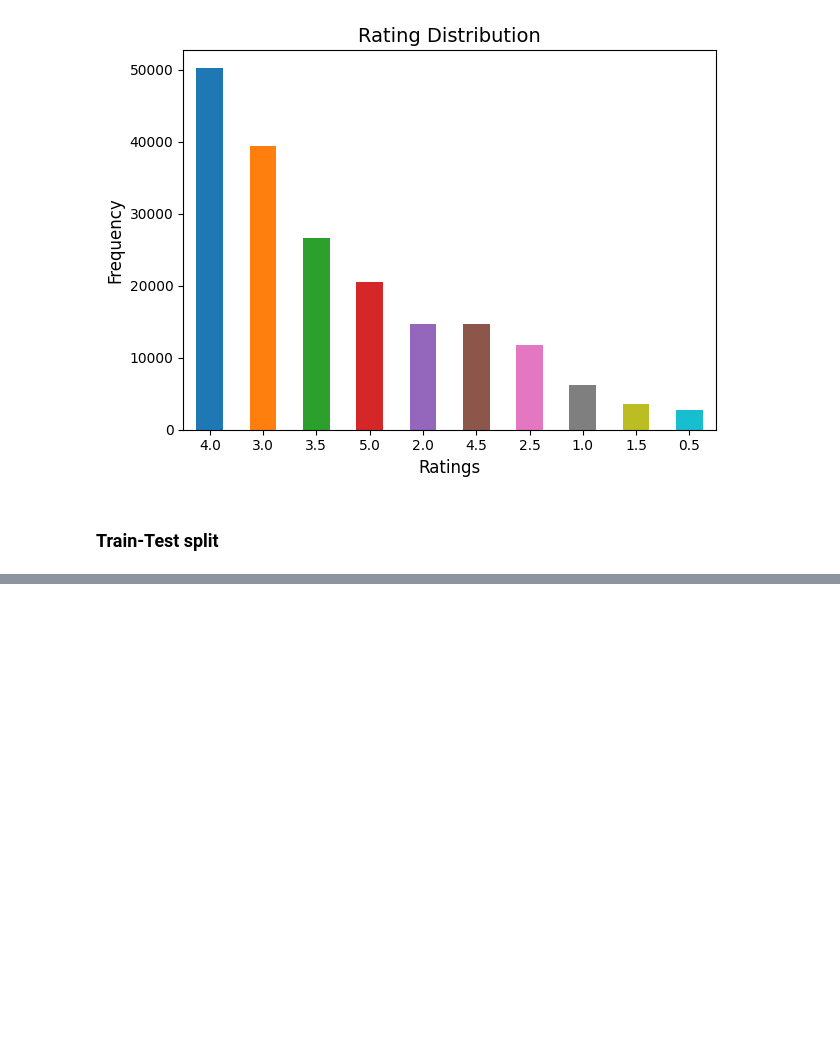
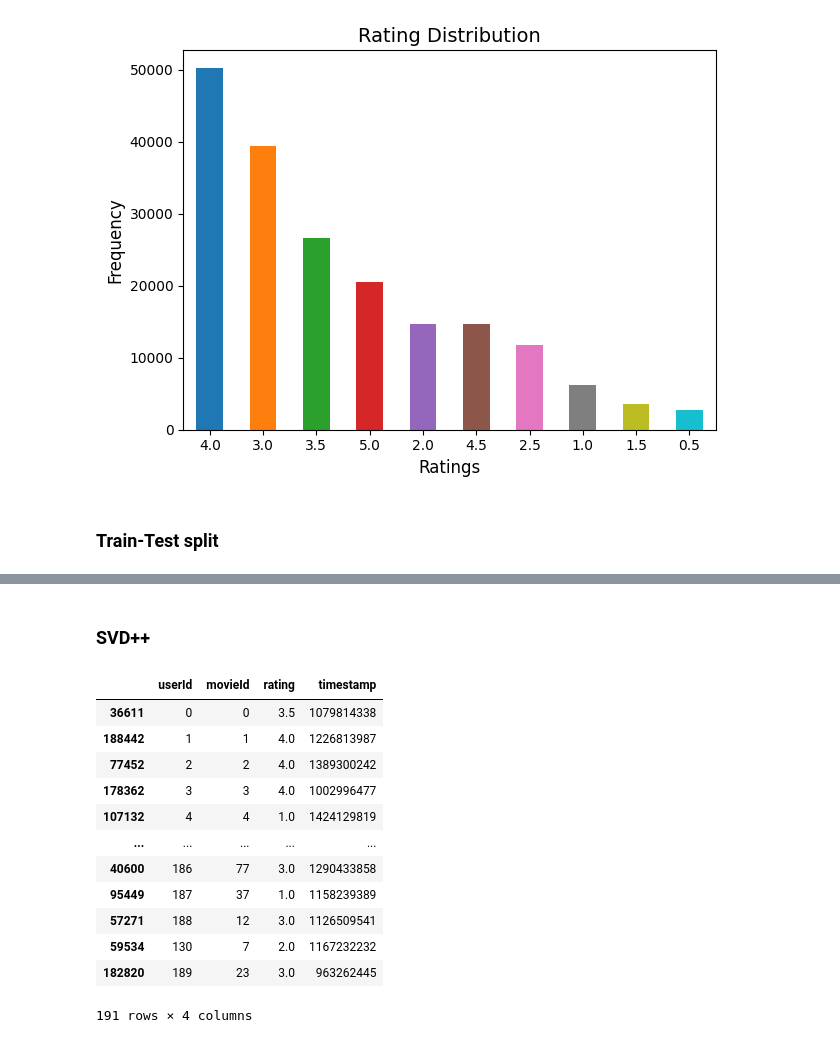
Before and after one commit to bm-coelho/alglin-trab, a Jupyter notebook: demo.ipynb, the cells around one changed output, grey strips where cells are left out. Saved outputs shown, nothing was run; the diff lists cells and outputs as text; code cells hidden in the pictures; blank space fills up the shorter version.

```diff
--- a/demo.ipynb
+++ b/demo.ipynb
@@ -175,0 +321,29 @@ plot_rating_distribution(ratings_df)
+# %% [markdown]
+### SVD++
+# %%
+ratings_sample_df = ratings_df.sample(frac=0.001, random_state=42)
+
+sample_user_mapping = {user: idx for idx, user in enumerate(ratings_sample_df['userId'].unique())}
+sample_item_mapping = {item: idx for idx, item in enumerate(ratings_sample_df['movieId'].unique())}
+
+ratings_sample_df['userId'] = ratings_sample_df['userId'].map(sample_user_mapping)
+ratings_sample_df['movieId'] = ratings_sample_df['movieId'].map(sample_item_mapping)
+
+# Sample train-test split
+sample_train, sample_test = train_test_split(ratings_sample_df, test_size=.2, random_state=2)
+
+ratings_sample_df
+# %% [output]
+|  | userId | movieId | rating | timestamp |
+| 36611 | 0 | 0 | 3.5 | 1079814338 |
+| 188442 | 1 | 1 | 4.0 | 1226813987 |
+| 77452 | 2 | 2 | 4.0 | 1389300242 |
+| 178362 | 3 | 3 | 4.0 | 1002996477 |
+| 107132 | 4 | 4 | 1.0 | 1424129819 |
+| ... | ... | ... | ... | ... |
+| 40600 | 186 | 77 | 3.0 | 1290433858 |
+| 95449 | 187 | 37 | 1.0 | 1158239389 |
+| 57271 | 188 | 12 | 3.0 | 1126509541 |
+| 59534 | 130 | 7 | 2.0 | 1167232232 |
+| 182820 | 189 | 23 | 3.0 | 963262445 |
+191 rows × 4 columns
```
Also changed, not shown: parts of 21 cells of this notebook, 8 other files.
